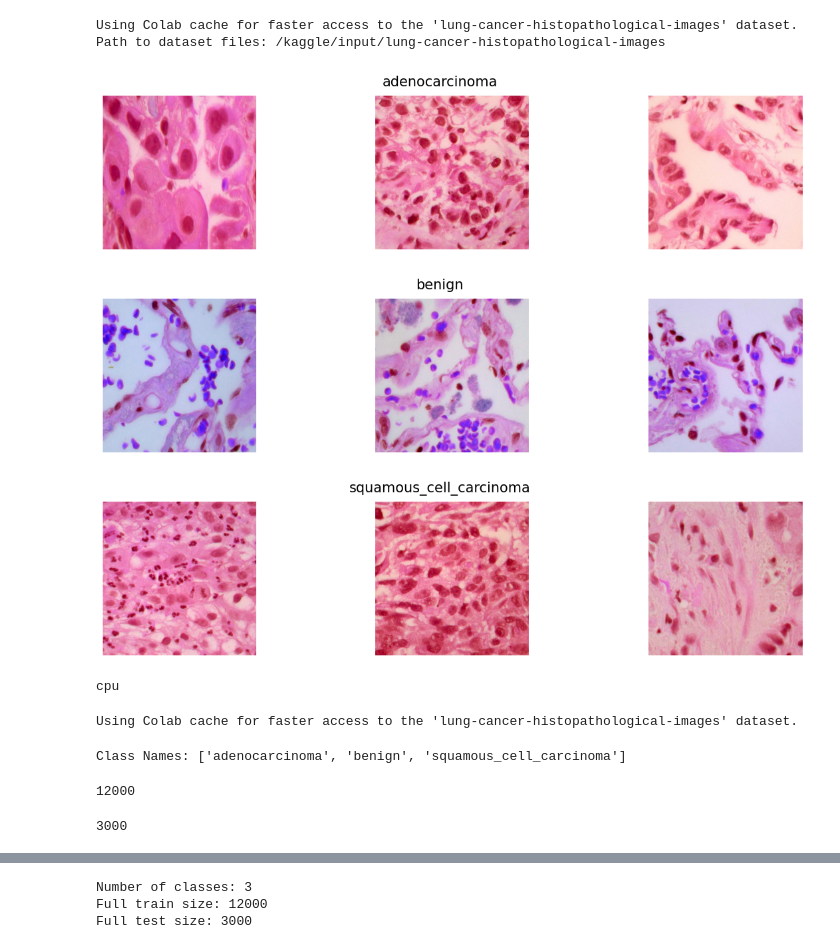
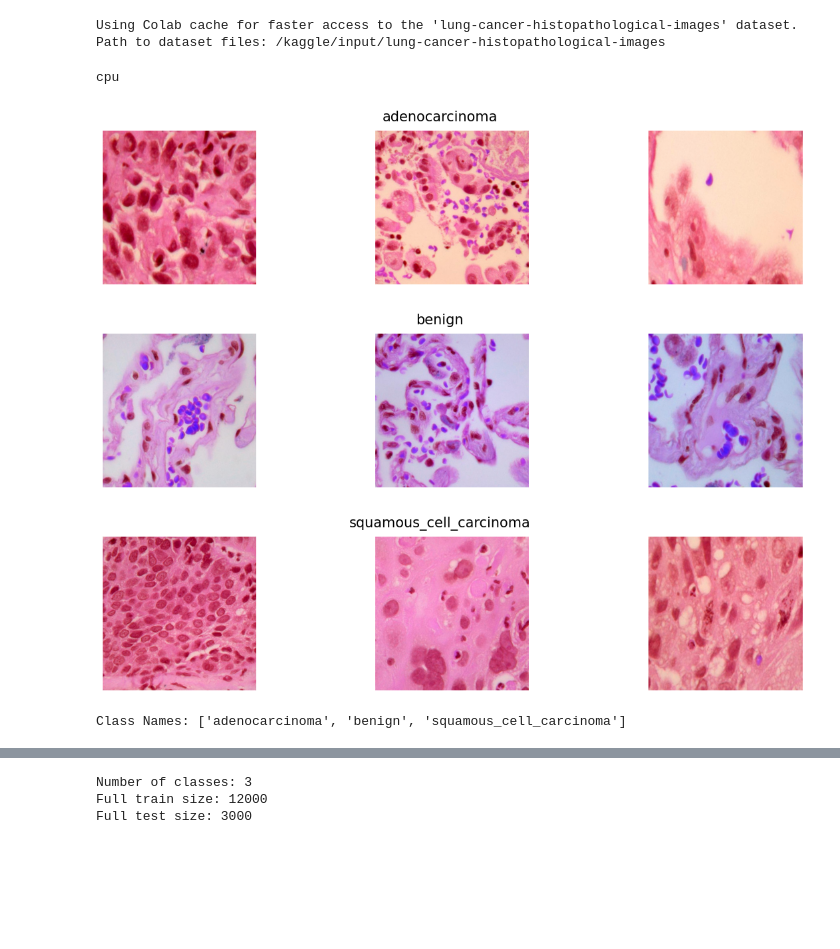
Before and after one commit to sonjoy1s/LungCancer, a Jupyter notebook: LungCancerForPaper.ipynb, the cells around one changed output, grey strips where cells are left out. Drawn from its saved outputs; the diff is of its cells as text; code cells hidden in the pictures; blank space fills up the shorter version.

```diff
--- a/LungCancerForPaper.ipynb
+++ b/LungCancerForPaper.ipynb
@@ -15,64 +15,60 @@ import pandas as pd
 import numpy as np
 from sklearn.model_selection import train_test_split
 # %%
-initial_base_path = kagglehub.dataset_download("rm1000/lung-cancer-histopathological-images")
+base_path = kagglehub.dataset_download("rm1000/lung-cancer-histopathological-images")
 
-print("Path to dataset files:", initial_base_path)
+print("Path to dataset files:", base_path)
 # %% [output]
 Using Colab cache for faster access to the 'lung-cancer-histopathological-images' dataset.
 Path to dataset files: /kaggle/input/lung-cancer-histopathological-images
+# %%
+device = torch.device("cuda" if torch.cuda.is_available() else "cpu")
+print(device)
+# %% [output]
+cpu
 # %%
 categories = ['adenocarcinoma','benign','squamous_cell_carcinoma']
+# %%
+images = []
+labels = []
+
+# Iterate through each category to build paths
+for cls in categories:
+    cls_path = os.path.join(base_path, cls)
+    if not os.path.isdir(cls_path):
+        continue
+
+    for img_name in os.listdir(cls_path):
+        images.append(os.path.join(cls_path, img_name))
+        labels.append(cls)
+
+df = pd.DataFrame({
+    'image': images,
+    'label': labels
+})
 # %%
 import cv2
 import matplotlib.pyplot as plt
 for cat in categories:
     # Construct the full path for the current category
-    category_path = os.path.join(initial_base_path, cat)
+    category_path = os.path.join(base_path, cat)
     images = os.listdir(category_path)
     # Initialize a subplot with 1 row and 3 columns
     fig, ax = plt.subplots(1, 3, figsize=(15, 3))
     fig.suptitle(f'{cat}', fontsize=15)
 
     for i in range(3):
         # Randomly select an image
         img_name = images[np.random.randint(0, len(images))]
         img_path = os.path.join(category_path, img_name)
         img_array = cv2.imread(img_path)
 
         # Display the image
         ax[i].imshow(img_array)
         ax[i].axis('off')
 # %% [output]
-[figure, old version]
+[figure, new version]
-[figure, old version]
+[figure, new version]
-[figure, old version]
+[figure, new version]
-# %%
-device = torch.device("cuda" if torch.cuda.is_available() else "cpu")
-print(device)
-# %% [output]
-cpu
-# %%
-dataset_path = kagglehub.dataset_download("rm1000/lung-cancer-histopathological-images")
-
-images = []
-labels = []
-
-# Iterate through each category to build paths
-for cls in categories:
-    cls_path = os.path.join(dataset_path, cls)
-    if not os.path.isdir(cls_path):
-        continue
-
-    for img_name in os.listdir(cls_path):
-        images.append(os.path.join(cls_path, img_name))
-        labels.append(cls)
-
-df = pd.DataFrame({
-    'image': images,
-    'label': labels
-})
-# %% [output]
-Using Colab cache for faster access to the 'lung-cancer-histopathological-images' dataset.
 # %%
 df['label_id'], uniques = pd.factorize(df['label'])
@@ -81,11 +78,3 @@ print("Class Names:", uniques.tolist())
 Class Names: ['adenocarcinoma', 'benign', 'squamous_cell_carcinoma']
 # %%
 X_train,X_test= train_test_split(df['label_id'],test_size=0.2,random_state=42)
-# %%
-print(len(X_train))
-# %% [output]
-12000
-# %%
-len(X_test)
-# %% [output]
-3000
```
Also changed, not shown: parts of 8 cells of this notebook.
